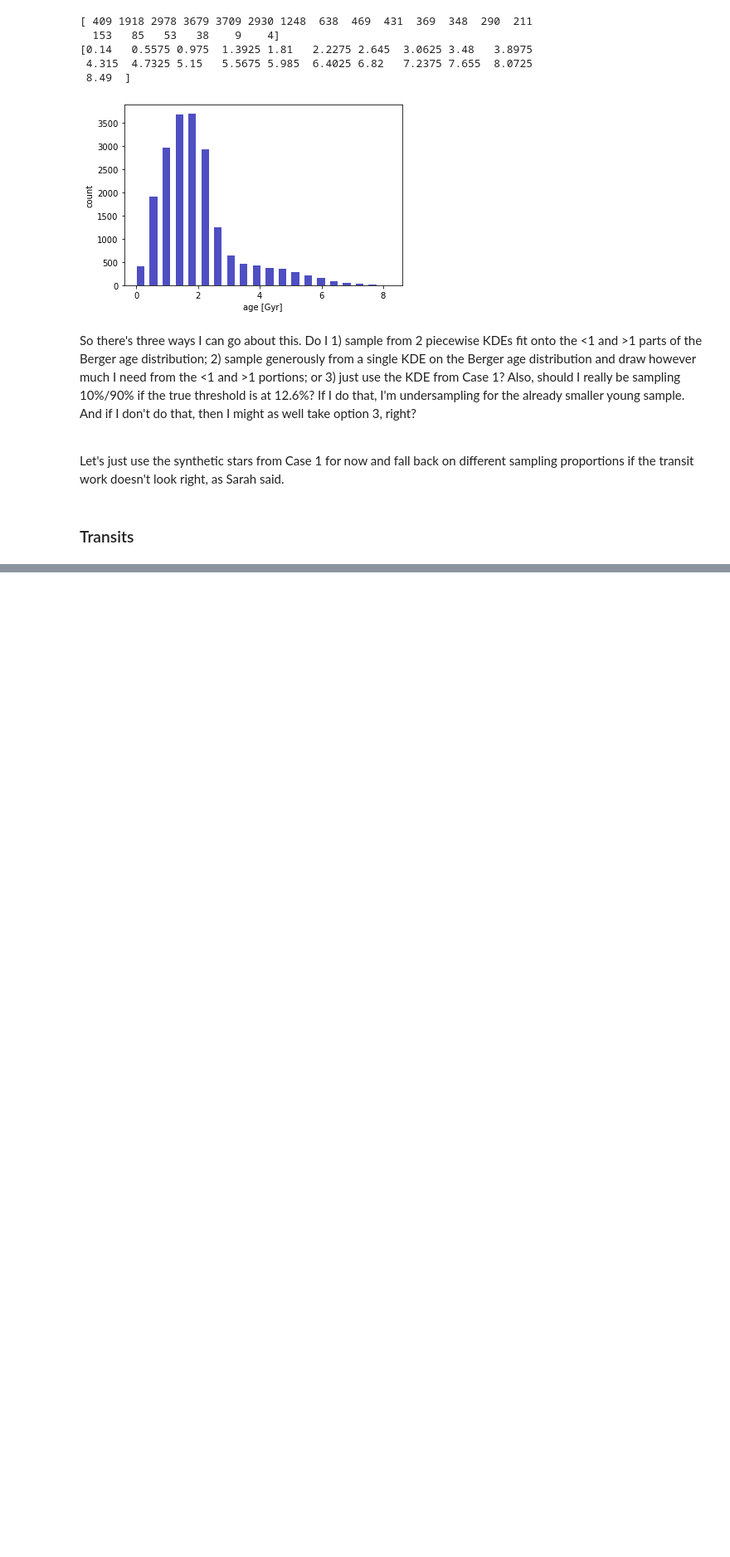
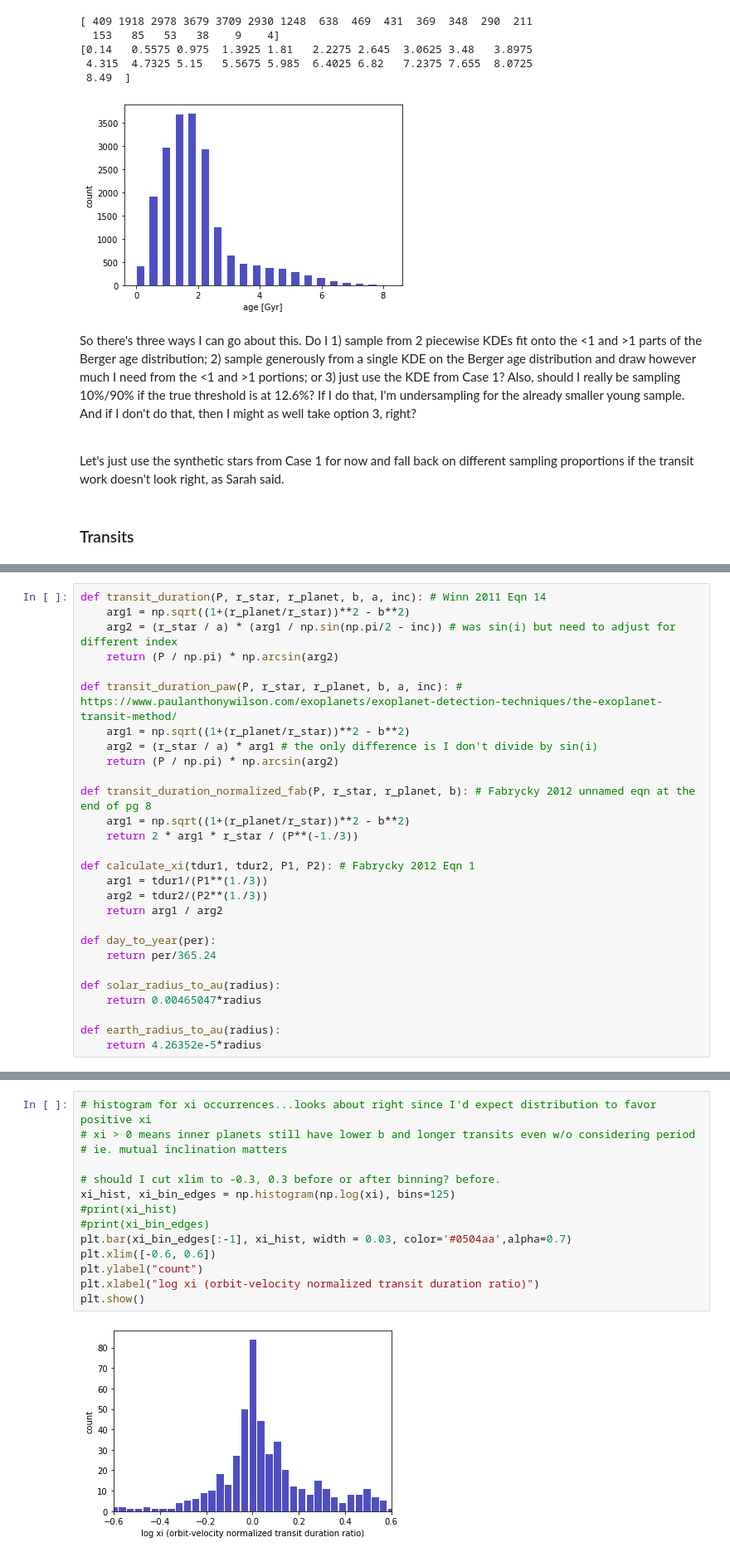
Before and after one commit to exoclam/sculpting, a Jupyter notebook: synthetic.ipynb, the cells around one changed output, grey strips where cells are left out. Shown at 83% size. Drawn from its saved outputs; the diff is of its cells as text; blank space fills up the shorter version.

```diff
--- a/synthetic.ipynb
+++ b/synthetic.ipynb
@@ -430,0 +435,28 @@ stars_radius_kde, stars_radius_cdf = run_kde(berger_kepler.iso_rad, 20000)
+# %%
+def transit_duration(P, r_star, r_planet, b, a, inc): # Winn 2011 Eqn 14
+    arg1 = np.sqrt((1+(r_planet/r_star))**2 - b**2)
+    arg2 = (r_star / a) * (arg1 / np.sin(np.pi/2 - inc)) # was sin(i) but need to adjust for different index
+    return (P / np.pi) * np.arcsin(arg2)
+
+def transit_duration_paw(P, r_star, r_planet, b, a, inc): # https://www.paulanthonywilson.com/exoplanets/exoplanet-detection-techniques/the-exoplanet-transit-method/
+    arg1 = np.sqrt((1+(r_planet/r_star))**2 - b**2)
+    arg2 = (r_star / a) * arg1 # the only difference is I don't divide by sin(i)
+    return (P / np.pi) * np.arcsin(arg2)
+
+def transit_duration_normalized_fab(P, r_star, r_planet, b): # Fabrycky 2012 unnamed eqn at the end of pg 8
+    arg1 = np.sqrt((1+(r_planet/r_star))**2 - b**2)
+    return 2 * arg1 * r_star / (P**(-1./3))
+
+def calculate_xi(tdur1, tdur2, P1, P2): # Fabrycky 2012 Eqn 1
+    arg1 = tdur1/(P1**(1./3))
+    arg2 = tdur2/(P2**(1./3))
+    return arg1 / arg2
+
+def day_to_year(per):
+    return per/365.24
+
+def solar_radius_to_au(radius):
+    return 0.00465047*radius
+
+def earth_radius_to_au(radius):
+    return 4.26352e-5*radius
@@ -430,0 +624,16 @@ stars_radius_kde, stars_radius_cdf = run_kde(berger_kepler.iso_rad, 20000)
+# %%
+# histogram for xi occurrences...looks about right since I'd expect distribution to favor positive xi
+# xi > 0 means inner planets still have lower b and longer transits even w/o considering period
+# ie. mutual inclination matters
+
+# should I cut xlim to -0.3, 0.3 before or after binning? before.
+xi_hist, xi_bin_edges = np.histogram(np.log(xi), bins=125)
+#print(xi_hist)
+#print(xi_bin_edges)
+plt.bar(xi_bin_edges[:-1], xi_hist, width = 0.03, color='#0504aa',alpha=0.7)
+plt.xlim([-0.6, 0.6])
+plt.ylabel("count")
+plt.xlabel("log xi (orbit-velocity normalized transit duration ratio)")
+plt.show()
+# %% [output]
+[figure, added]
```
Also changed, not shown: parts of 40 cells of this notebook.
